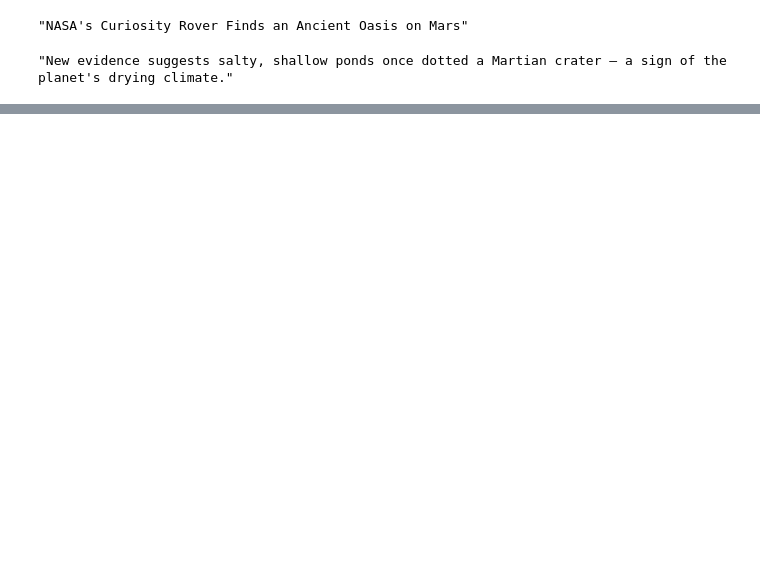
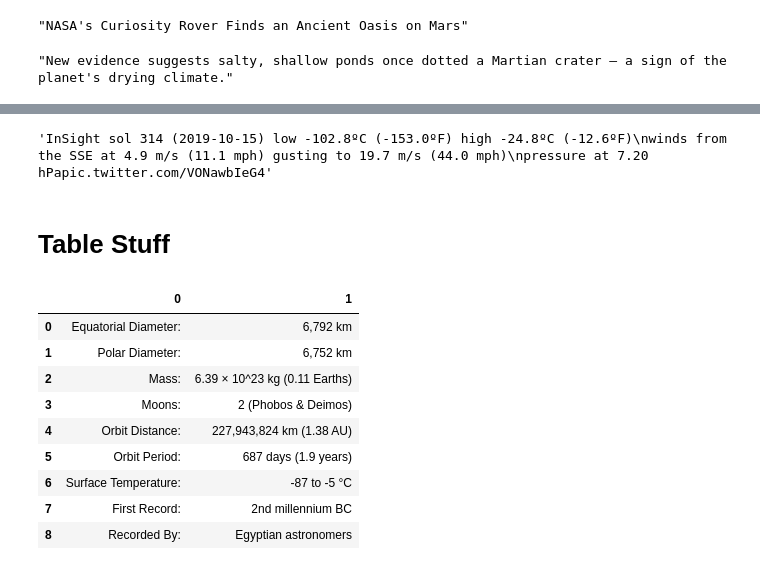
Before and after one commit to njokuann/web-scraping-challenge, a Jupyter notebook: Missions_to_Mars/mission_to_mars.ipynb, the cells around one changed output, grey strips where cells are left out. Saved outputs shown, nothing was run; the diff lists cells and outputs as text; code cells hidden in the pictures; blank space fills up the shorter version.

```diff
--- a/Missions_to_Mars/mission_to_mars.ipynb
+++ b/Missions_to_Mars/mission_to_mars.ipynb
@@ -28,0 +134,7 @@ paragraph
+# %%
+mars = soup.find_all(class_='TweetTextSize')[0].text
+mars
+# %% [output]
+'InSight sol 314 (2019-10-15) low -102.8ºC (-153.0ºF) high -24.8ºC (-12.6ºF)\nwinds from the SSE at 4.9 m/s (11.1 mph) gusting to 19.7 m/s (44.0 mph)\npressure at 7.20 hPapic.twitter.com/VONawbIeG4'
+# %% [markdown]
+# Table Stuff
@@ -28,0 +145,17 @@ paragraph
+# %%
+url = 'https://space-facts.com/mars/'
+browser.visit(url)
+# %%
+table_df = pd.read_html(url)[1]
+table_df
+# %% [output]
+|  | 0 | 1 |
+| 0 | Equatorial Diameter: | 6,792 km |
+| 1 | Polar Diameter: | 6,752 km |
+| 2 | Mass: | 6.39 × 10^23 kg (0.11 Earths) |
+| 3 | Moons: | 2 (Phobos & Deimos) |
+| 4 | Orbit Distance: | 227,943,824 km (1.38 AU) |
+| 5 | Orbit Period: | 687 days (1.9 years) |
+| 6 | Surface Temperature: | -87 to -5 °C |
+| 7 | First Record: | 2nd millennium BC |
+| 8 | Recorded By: | Egyptian astronomers |
```
Also changed, not shown: parts of 22 cells of this notebook, 1 other file.
